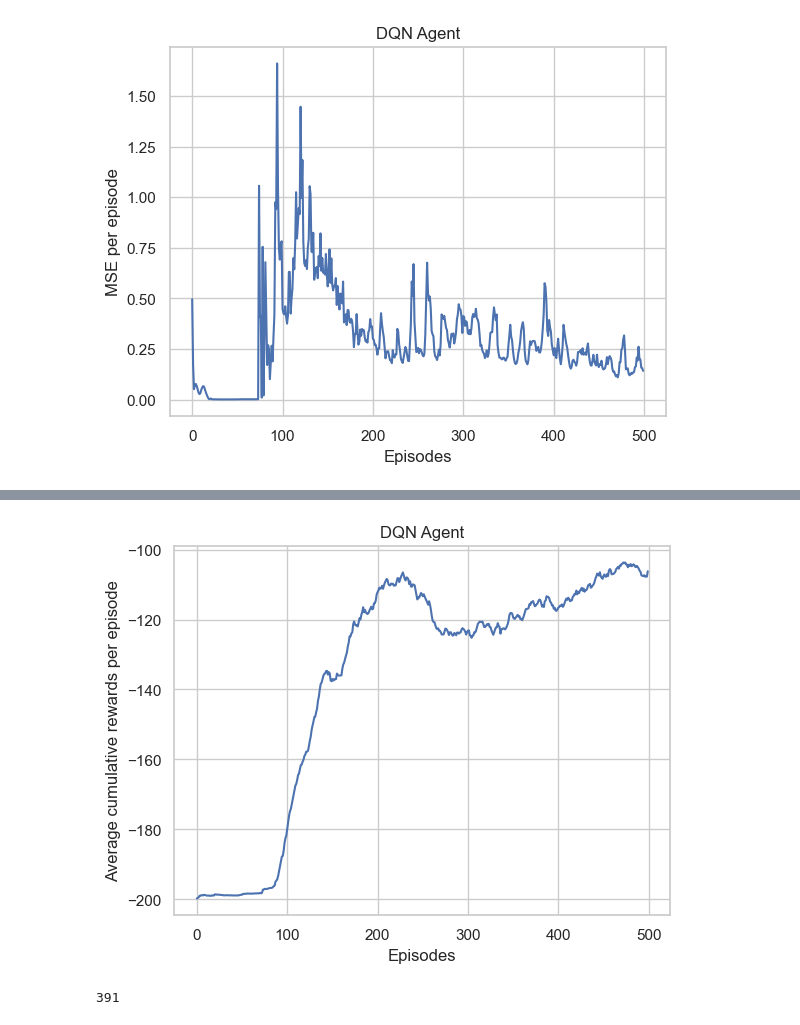
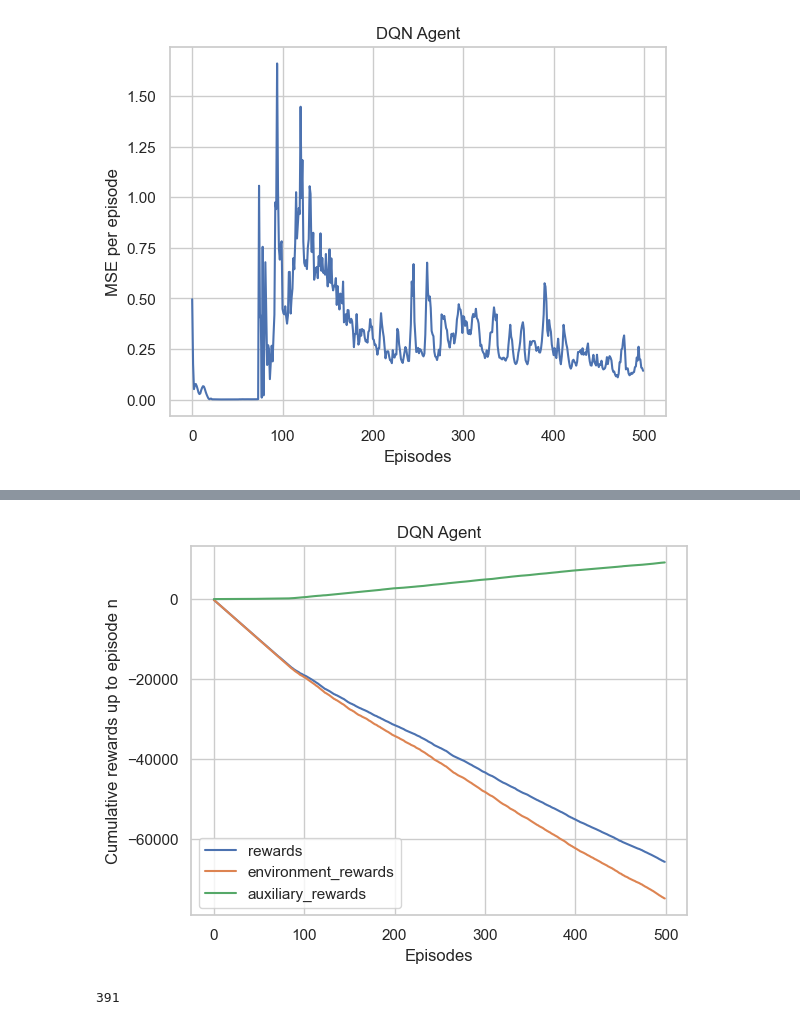
Before and after one commit to LionelSafar/Rolls-Royce-Peak-Plower, a Jupyter notebook: main.ipynb, the cells around one changed output, grey strips where cells are left out. Cells and saved outputs as stored; diff of their text form; code cells hidden in the pictures.

```diff
--- a/main.ipynb
+++ b/main.ipynb
@@ -123,13 +123,15 @@ def domain_based_reward(state):
     velocity = state[1]
     return ((np.sin(3* (position)) + 1) ** 2 * 1e-1 + velocity ** 2 * 1e2)
 # %%
-def run(agent, episodes, max_episode_steps=None, render=False, reward_function=None):
+def run(agent, episodes, max_episode_steps=None, render=False, reward_function=None, aux_reward_scale=1.0):
     """
     Run the Agent through the environment
     :param episodes: number of episodes to run the algorithm
     :param max_episode_steps: maximum number of steps in an episode
     :param render: boolean to render the environment or not
-    :param reward_function: function to compute the current reward. Can be either "domain-based" or "non-domain-based" or None. If another string is passed, acts as None.
+    :param reward_function: function to compute the current reward.
+    Can be "domain-based". If another string is passed, acts as None.
+    :param aux_reward_scal: scaling factor for the auxiliary reward
     :return: training_stats: dictionary containing the training statistics:
         - episodes_lengths: the length of each episode
         - episodes_mean_loss: the mean loss of each episode
@@ -148,11 +150,13 @@ def run(agent, episodes, max_episode_steps=None, render=False, reward_function=N
     episodes_environment_rewards = []
     episodes_auxiliary_rewards = []
     episodes_rewards = []
-    num_successes = 0
+    num_successes = np.zeros(episodes+1)
 
+    # track steps and loss at each step
     total_steps = 0
+    training_loss = np.zeros(episodes * max_episode_steps if max_episode_steps else episodes * 200)
 
-    for _ in tqdm(range(episodes)):
+    for i in tqdm(range(episodes)):
         # reset episode and episode's statistics
         state, _ = env.reset()
         episode_environment_reward = 0.0
@@ -171,7 +175,7 @@ def run(agent, episodes, max_episode_steps=None, render=False, reward_function=N
 
             # apply the reward function
             if reward_function == "domain-based":
-                auxiliary_reward = domain_based_reward(next_state)
+                auxiliary_reward = domain_based_reward(next_state) * aux_reward_scale
             else:
                 auxiliary_reward = 0
 
@@ -191,14 +195,17 @@ def run(agent, episodes, max_episode_steps=None, render=False, reward_function=N
             episode_auxiliary_reward += auxiliary_reward
             episode_reward += reward
             episode_loss += loss
+            training_loss[total_steps] = loss
 
             # increase the steps counters
             episode_steps += 1
             total_steps += 1
 
-            # record success
+            # record cumulative success
+            num_successes[i+1] = num_successes[i]
             if terminated:
-                num_successes += 1
+                num_successes[i+1] += 1
+
 
         # save the best policy network
         if episodes_rewards and episode_reward >= max(episodes_rewards):
@@ -213,13 +220,15 @@ def run(agent, episodes, max_episode_steps=None, render=False, reward_function=N
 
     env.close()
 
+    training_loss = training_loss[:total_steps]
     training_stats = {
         "episodes_lengths": episodes_lengths,
         "episodes_mean_loss": episodes_mean_loss,
         "episodes_environment_rewards": episodes_environment_rewards,
         "episodes_auxiliary_rewards": episodes_auxiliary_rewards,
         "episodes_rewards": episodes_rewards,
-        "num_successes": num_successes
+        "num_successes": num_successes,
+        "training_loss": training_loss
     }
 
     return training_stats
@@ -431,0 +488,5 @@ plot_mean_reward_per_episode(training_stats['episodes_rewards'], dqn_agent_norma
+# %%
+reward_keys = ['episodes_rewards', 'episodes_environment_rewards', 'episodes_auxiliary_rewards']
+reward_dict = {key: training_stats[key] for key in reward_keys[0:1]}
+
+plot_mean_reward_per_episode(reward_dict, dqn_agent_normal.__class__.__name__, save_name_normal)
@@ -472,3 +535,8 @@ _ = run(dqn_agent_render_domain_based, 1, render=True)
 plot_loss_per_episode(domain_training_stats['episodes_mean_loss'], dqn_agent_1000.__class__.__name__, save_name_1000)
 # %% [output]
 [figure]
+# %%
+domain_reward_dict = {key: domain_training_stats[key] for key in reward_keys}
+
+
+plot_mean_reward_per_episode(domain_reward_dict, dqn_agent_1000.__class__.__name__, save_name_1000)
@@ -475,8 +545,8 @@ plot_loss_per_episode(domain_training_stats['episodes_mean_loss'], dqn_agent_100
 # %%
-plot_mean_reward_per_episode(domain_training_stats['episodes_rewards'], dqn_agent_1000.__class__.__name__, save_name_1000)
+plot_cumulative_rewards(domain_reward_dict, dqn_agent_1000.__class__.__name__, save_name_1000)
 # %% [output]
-[figure, old version]
+[figure, new version]
-# %%
-domain_training_stats['num_successes']
-# %% [output]
-391
+# %%
+print(domain_training_stats['num_successes'])
+# %% [output]
+391
```
Also changed, not shown: parts of 12 cells of this notebook, 3 other files.
